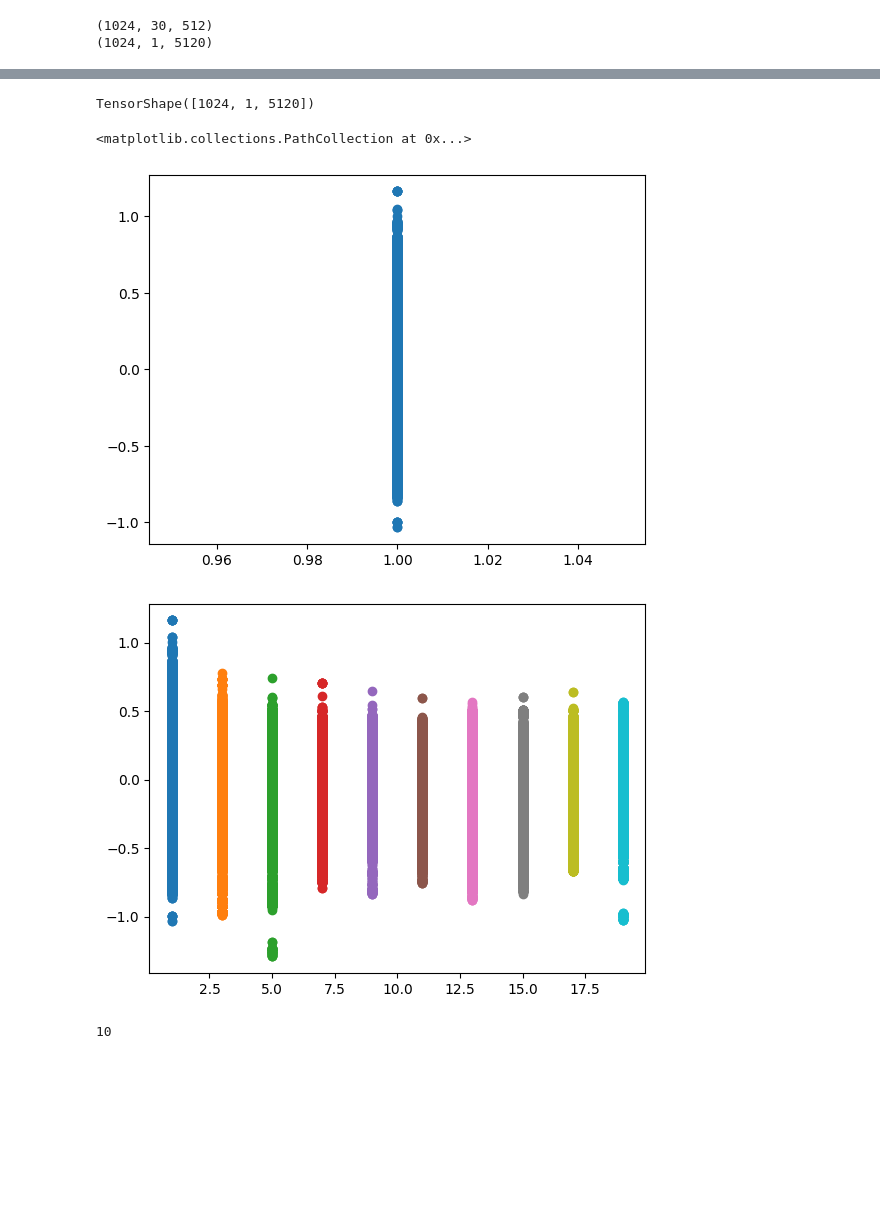
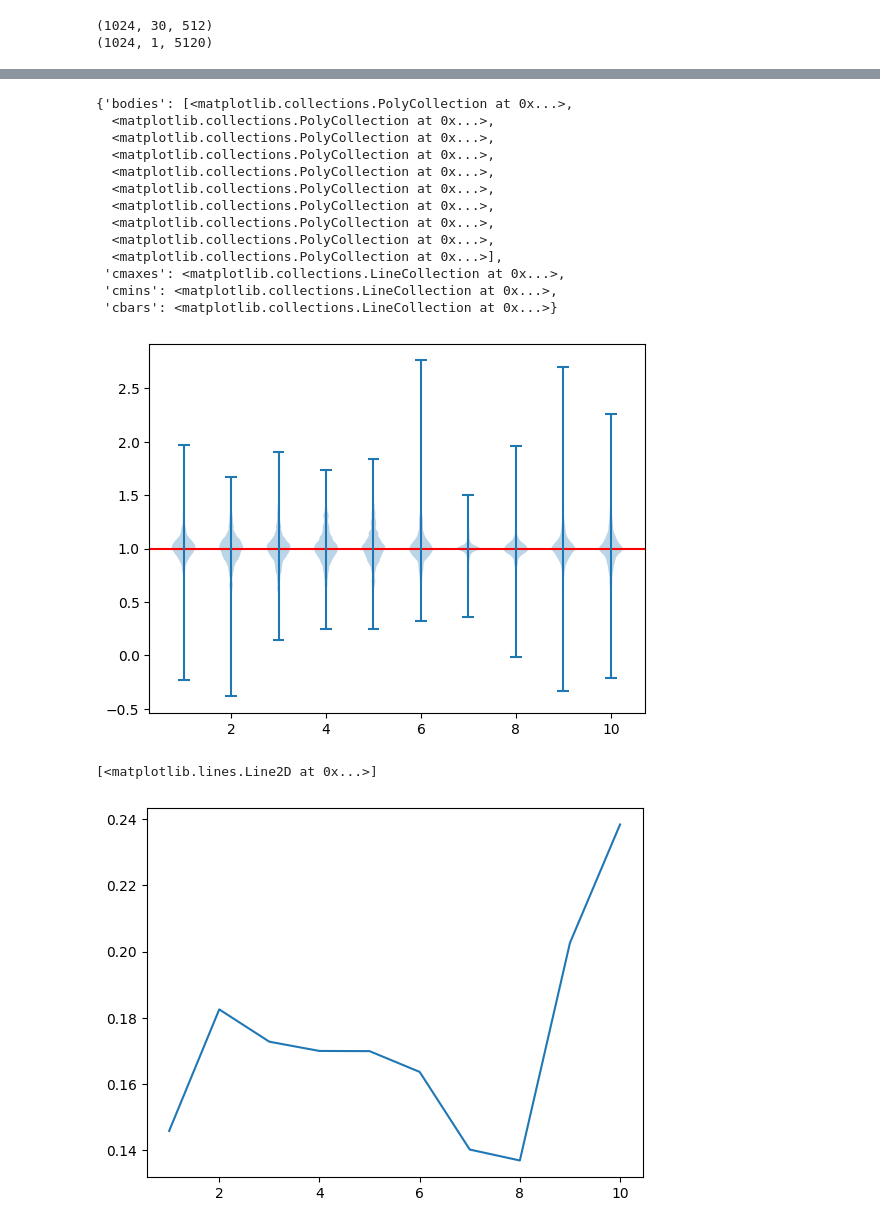
Before and after one commit to Elizabeth-Flx/dlomix-astral, a Jupyter notebook: model_evaluation.ipynb, the cells around one changed output, grey strips where cells are left out. Drawn from its saved outputs; the diff is of its cells as text; code cells hidden in the pictures; blank space fills up the shorter version.

Commit message:
fixed multi token and cleaned up model_evaluation

```diff
--- a/model_evaluation.ipynb
+++ b/model_evaluation.ipynb
@@ -8,6 +9,10 @@ from dlomix.losses import masked_spectral_distance, masked_pearson_correlation_d
 # %%
-model = keras.saving.load_model('/nfs/home/students/d.lochert/projects/astral/dlomix-astral/saved_models/%s' % 'c_FiLM_full_d10_static_0.0005_z1B.keras',
-                                custom_objects={'masked_spectral_distance': masked_spectral_distance, 'masked_pearson_correlation_distance': masked_pearson_correlation_distance}, compile=True, safe_mode=True)
+model_name = 'c_r_FiLM_full_d10_static_0.0005_kq4.keras'
+
+model = keras.saving.load_model('/nfs/home/students/d.lochert/projects/astral/dlomix-astral/saved_models/%s' % model_name,
+                                custom_objects={'masked_spectral_distance': masked_spectral_distance, 'masked_pearson_correlation_distance': masked_pearson_correlation_distance},
+                                compile=True, safe_mode=True)
+model.summary()
 # %% [output]
 (1024, 30, 512)
 (1024, 1, 5120)
@@ -58,4 +26,0 @@ res = model.get_meta_vector(tmp)
-# %%
-res.shape
-# %% [output]
-TensorShape([1024, 1, 5120])
@@ -64,16 +27,29 @@ res = tf.split(res, 20, axis=-1)
-# %%
-y = tf.reshape(res[0], [-1])
-x = [1] * len(y)
-
-plt.scatter(x, y)
-# %% [output]
-<matplotlib.collections.PathCollection at 0x...>
-[figure, removed]
-# %%
-for i in range(0, 20, 2):
-    y = tf.reshape(res[i], [-1])
-    x = [i+1] * len(y)
-    plt.scatter(x, y)
-# %% [output]
-[figure, removed]
+# %%
+# Plot scaling vector
+vals = [tf.reshape(res[i], [-1])+1 for i in range(0, 20, 2)]
+keys = np.array([i for i in range(1, 11)])
+
+plt.axhline(y=1, color='r', linestyle='-')
+plt.violinplot(vals, keys)
+# %% [output]
+{'bodies': [<matplotlib.collections.PolyCollection at 0x...>,
+  <matplotlib.collections.PolyCollection at 0x...>,
+  <matplotlib.collections.PolyCollection at 0x...>,
+  <matplotlib.collections.PolyCollection at 0x...>,
+  <matplotlib.collections.PolyCollection at 0x...>,
+  <matplotlib.collections.PolyCollection at 0x...>,
+  <matplotlib.collections.PolyCollection at 0x...>,
+  <matplotlib.collections.PolyCollection at 0x...>,
+  <matplotlib.collections.PolyCollection at 0x...>,
+  <matplotlib.collections.PolyCollection at 0x...>],
+ 'cmaxes': <matplotlib.collections.LineCollection at 0x...>,
+ 'cmins': <matplotlib.collections.LineCollection at 0x...>,
+ 'cbars': <matplotlib.collections.LineCollection at 0x...>}
+[figure, added]
+# %%
+std = [tf.math.reduce_std(v) for v in vals]
+plt.plot(keys, std)
+# %% [output]
+[<matplotlib.lines.Line2D at 0x...>]
+[figure, added]
 # %%
@@ -82,5 +61,0 @@ keys = np.array([i for i in range(1, 11)])
-# %%
-len(vals)
-len(keys)
-# %% [output]
-10
```
Also changed, not shown: parts of 8 cells of this notebook, 4 other files.
